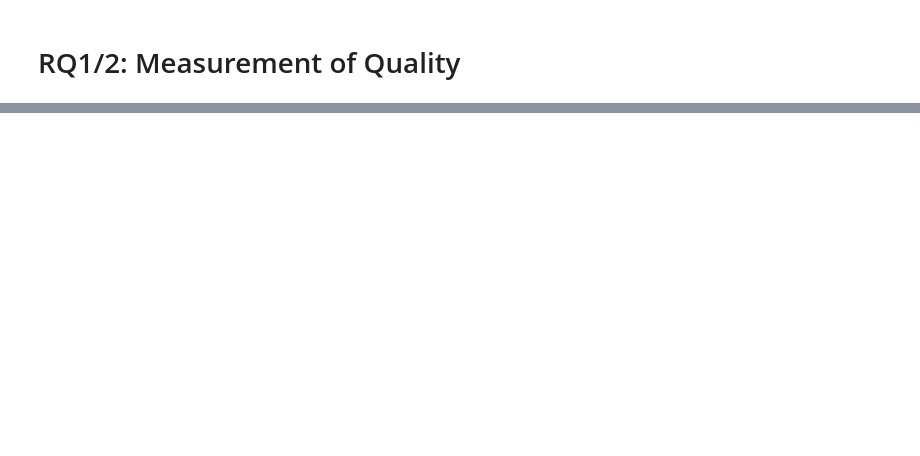
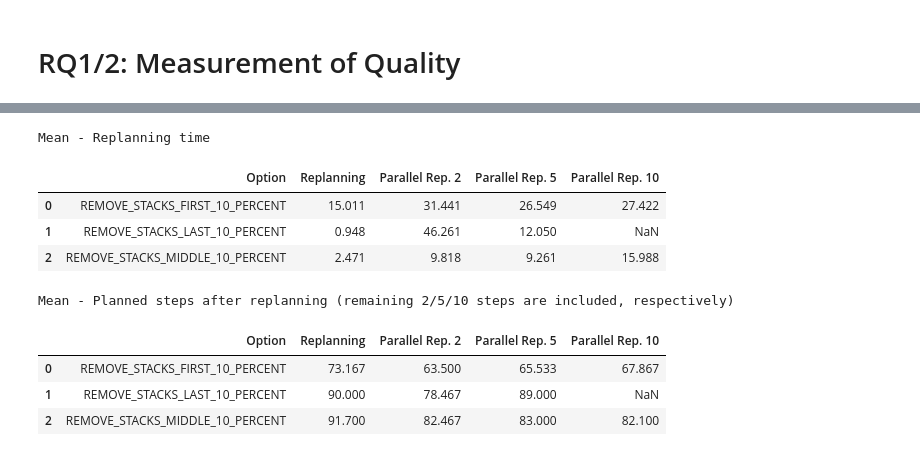
Before and after one commit to martineisenberg/momot-reactive, a Jupyter notebook: evaluation/data_processing.ipynb, the cells around one changed output, grey strips where cells are left out. Cells and saved outputs as stored; diff of their text form; code cells hidden in the pictures; blank space fills up the shorter version.

```diff
--- a/evaluation/data_processing.ipynb
+++ b/evaluation/data_processing.ipynb
@@ -132,0 +227,64 @@ display(std)
+# %%
+files = os.listdir(os.path.join('.', 'parallel_rq3'))
+replan_time = pd.DataFrame(columns = ["Option", "Replanning", "Parallel Rep. 2", "Parallel Rep. 5", "Parallel Rep. 10"])
+execution_steps = pd.DataFrame(columns =  ["Option", "Replanning", "Parallel Rep. 2", "Parallel Rep. 5", "Parallel Rep. 10"])
+for f in files:
+    if f.endswith("csv"):
+        df = pd.read_csv(os.path.join('.', 'parallel_rq3', f))
+        df_p = pd.read_csv(os.path.join('.', 'parallel_rq3', "parallel_results", f[:-4] + "_predictive.csv"))
+        mean_replantime_row = {}
+        mean_execsteps_row = {}
+
+        for name, group in df.groupby(by='variant'):
+            #print(f"\tVariant: {name}")
+            #print(f"\t\tFinal objective (mean): {group['final_objective_value'].mean():.3f} ({group['final_objective_value'].std():.3f})\n")
+            if(name == "NSGAII_ConditionReplanningStrategy-_0-10.9436_0"):
+                mean_replantime_row["Replanning"] = round(group['last_replanning_time'].mean(), 3)
+
+        for name, group in df_p.groupby(by=['variant', 'predicted_steps']):
+            #print(f"\tVariant: {name}")
+            #print(f"\t\tFinal objective (mean): {group['final_objective_value'].mean():.3f} ({group['final_objective_value'].std():.3f})\n")
+            mean_replantime_row[f"Parallel Rep. {name[1]}"] = round(group['pred_plan_runtime'].mean(), 3)
+            mean_execsteps_row["Replanning"] = round(mean([ast.literal_eval(g)[0] for g in group['idle_computed_objectives']]), 3)
+            mean_execsteps_row[f"Parallel Rep. {name[1]}"] = round(mean([ast.literal_eval(g)[1]+name[1] for g in group['pred_plan_objectives']]), 3)
+
+
+        #print(f)
+       # print(mean_row)
+        mean_replantime_row["Option"] = f.split("@")[1].split("_errPerDisturbance")[0]
+        mean_execsteps_row["Option"] = f.split("@")[1].split("_errPerDisturbance")[0]
+        replan_time = replan_time.append(mean_replantime_row, ignore_index = True)
+        execution_steps = execution_steps.append(mean_execsteps_row, ignore_index = True)
+        #std_row["Option"] = f.split("@")[1].split(".")[0]
+        #std = std.append(std_row, ignore_index = True)
+            # todo: median
+            # todo: variance
+print("Mean - Replanning time (in seconds)")
+display(replan_time)
+
+#mean["Replanning"] = (mean["Replanning"] - mean["Naive Repair"]) / mean["Naive Repair"] * 100
+#mean.round({'Replanning': 1})
+#mean["Replanning (seed 0.2)"] = (mean["Replanning (seed 0.2)"] - mean["Replanning"])/ mean["Replanning"] * 100
+#mean.round(3)
+#print("Mean - Replanning time (with seed) relative to plain replanning (in %)")
+print("Mean - Planned steps after replanning (remaining 2/5/10 steps are included, respectively)")
+display(execution_steps)
+
+#print("Standard Deviation - Replanning time")
+#display(std)
+#print(std)
+# todo: create table for each rq
+# todo: create plot for each rq
+
+# todo: in den CSVs: naive Planning -> naive Repair
+# %% [output]
+Mean - Replanning time
+|  | Option | Replanning | Parallel Rep. 2 | Parallel Rep. 5 | Parallel Rep. 10 |
+| 0 | REMOVE_STACKS_FIRST_10_PERCENT | 15.011 | 31.441 | 26.549 | 27.422 |
+| 1 | REMOVE_STACKS_LAST_10_PERCENT | 0.948 | 46.261 | 12.050 | NaN |
+| 2 | REMOVE_STACKS_MIDDLE_10_PERCENT | 2.471 | 9.818 | 9.261 | 15.988 |
+Mean - Planned steps after replanning (remaining 2/5/10 steps are included, respectively)
+|  | Option | Replanning | Parallel Rep. 2 | Parallel Rep. 5 | Parallel Rep. 10 |
+| 0 | REMOVE_STACKS_FIRST_10_PERCENT | 73.167 | 63.500 | 65.533 | 67.867 |
+| 1 | REMOVE_STACKS_LAST_10_PERCENT | 90.000 | 78.467 | 89.000 | NaN |
+| 2 | REMOVE_STACKS_MIDDLE_10_PERCENT | 91.700 | 82.467 | 83.000 | 82.100 |
```
Also changed, not shown: parts of 8 cells of this notebook, 53 other files.
